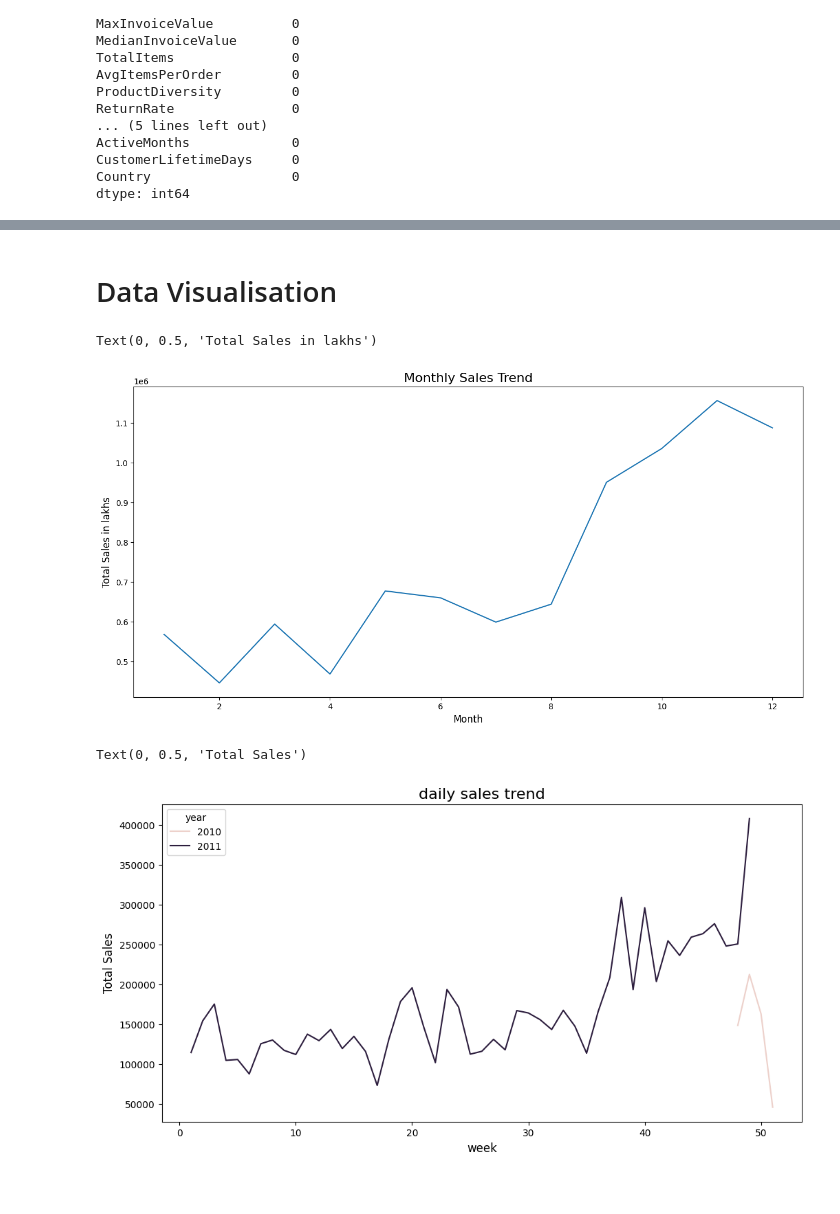
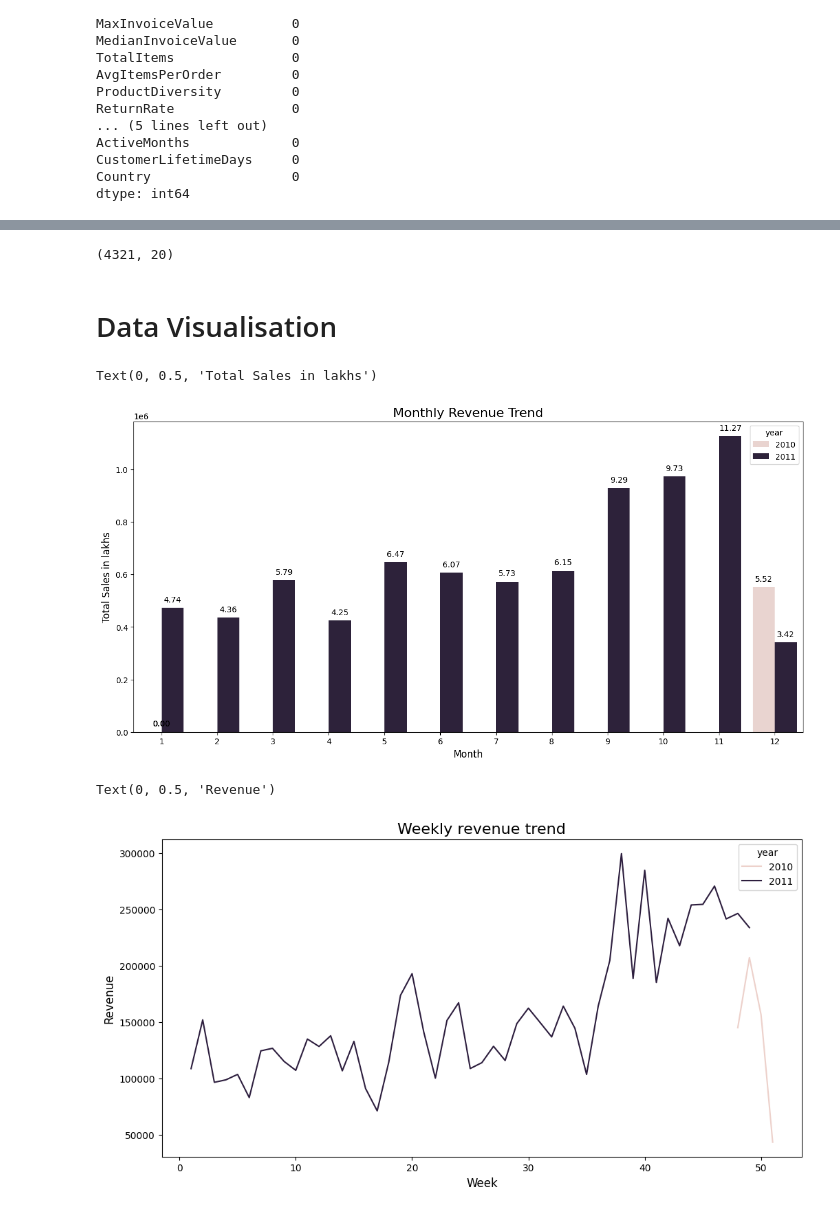
Before and after one commit to snarula31/Customer-Segmentation, a Jupyter notebook: notebook/EDA.ipynb, the cells around one changed output, grey strips where cells are left out. Cells and saved outputs as stored; diff of their text form; code cells hidden in the pictures.

```diff
--- a/notebook/EDA.ipynb
+++ b/notebook/EDA.ipynb
@@ -434,21 +453,42 @@ dtype: int64
+# %%
+customer_features.shape
+# %% [output]
+(4321, 20)
 # %% [markdown]
 # Data Visualisation
+# %%
+def add_value_labels(ax, spacing=5):
+    """Add labels to the end of each bar in a bar chart.
+
+    Arguments:
+        ax (matplotlib.axes.Axes): The matplotlib object containing the axes of the plot to annotate.
+        spacing (int): The distance between the labels and the bars.
+    """
+    for p in ax.patches:
+        y_value = p.get_height()/ 1e5  # Convert to lakhs
+        ax.annotate(format(y_value, '.2f'),
+                (p.get_x() + p.get_width() / 2., p.get_height()),
+                ha='center', va='center',
+                xytext=(0, 10),
+                textcoords='offset points'
+        )
 # %%
 plt.figure(figsize=(15,7))
-sns.lineplot(data=df, x='month', y='total_sales',errorbar=None,estimator='sum')
-plt.title('Monthly Sales Trend', fontsize=16)
+ax1 = sns.barplot(data=df, x='month', y='revenue',errorbar=None,estimator='sum',hue='year')
+add_value_labels(ax1)
+plt.title('Monthly Revenue Trend', fontsize=16)
 plt.xlabel('Month', fontsize=12)
 plt.ylabel('Total Sales in lakhs', fontsize=12)
 # %% [output]
 Text(0, 0.5, 'Total Sales in lakhs')
-[figure, old version]
+[figure, new version]
 # %%
 plt.figure(figsize=(12,6))
-sns.lineplot(data=df, x='week',y='total_sales',errorbar=None,estimator='sum',hue='year')
-plt.title('daily sales trend', fontsize=16)
-plt.xlabel('week', fontsize=12)
-plt.ylabel('Total Sales', fontsize=12)
+sns.lineplot(data=df, x='week',y='revenue',errorbar=None,estimator='sum',hue='year')
+plt.title('Weekly revenue trend', fontsize=16)
+plt.xlabel('Week', fontsize=12)
+plt.ylabel('Revenue', fontsize=12)
 # %% [output]
-Text(0, 0.5, 'Total Sales')
+Text(0, 0.5, 'Revenue')
-[figure, old version]
+[figure, new version]
 # %%
```
Also changed, not shown: parts of 23 cells of this notebook.
